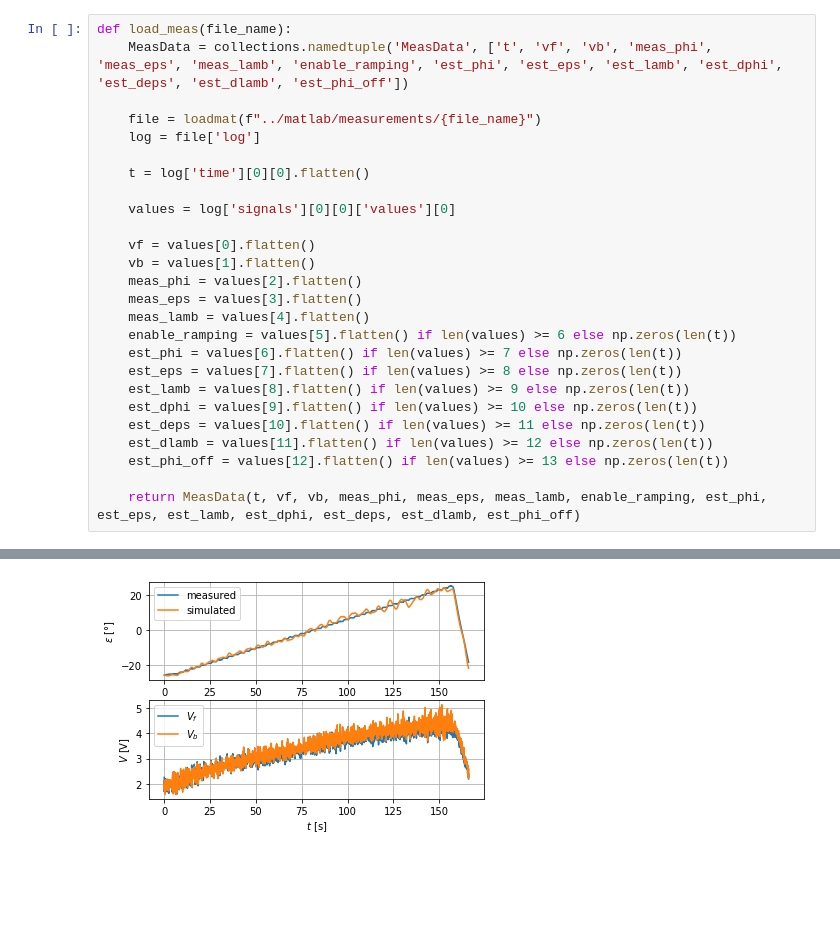
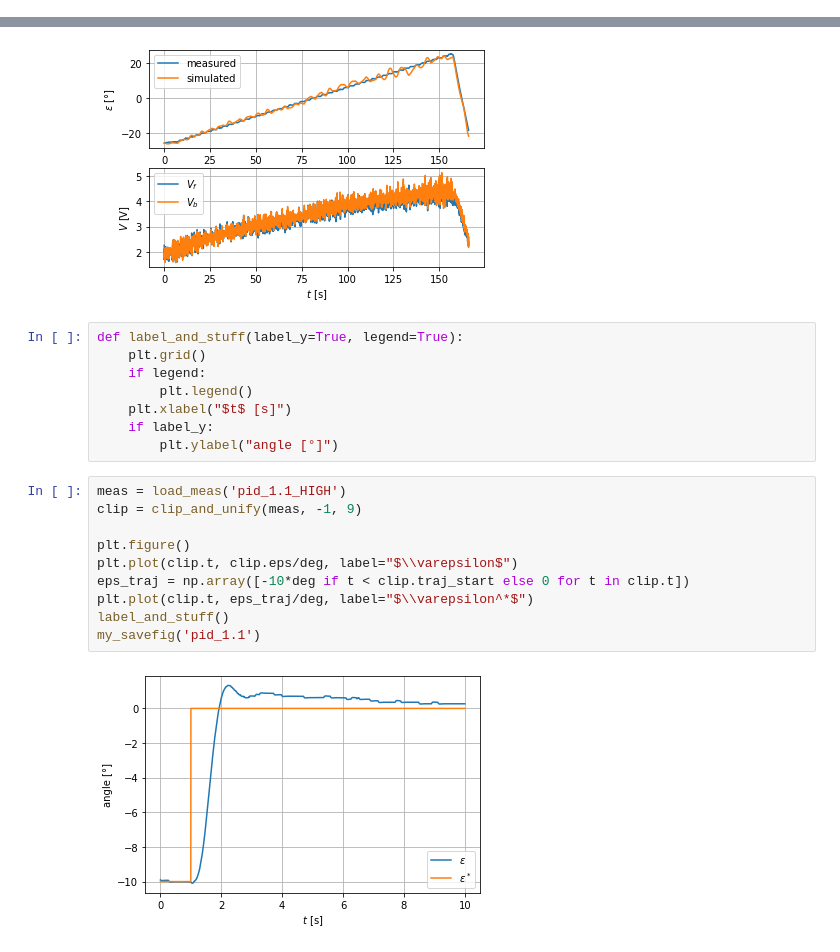
Before and after one commit to Rojetto/helicopter_thesis_code, a Jupyter notebook: scripts/diagrams.ipynb, the cells around one changed output, grey strips where cells are left out. Saved outputs shown, nothing was run; the diff lists cells and outputs as text; blank space fills up the shorter version.

Commit message:
Diagrams for PID setpoint

```diff
--- a/scripts/diagrams.ipynb
+++ b/scripts/diagrams.ipynb
@@ -51,32 +190,6 @@ my_savefig('force_curve')
 plt.show()
 # %% [output]
 [figure]
-# %%
-def load_meas(file_name):
-    MeasData = collections.namedtuple('MeasData', ['t', 'vf', 'vb', 'meas_phi', 'meas_eps', 'meas_lamb', 'enable_ramping', 'est_phi', 'est_eps', 'est_lamb', 'est_dphi', 'est_deps', 'est_dlamb', 'est_phi_off'])
-
-    file = loadmat(f"../matlab/measurements/{file_name}")
-    log = file['log']
-
-    t = log['time'][0][0].flatten()
-
-    values = log['signals'][0][0]['values'][0]
-
-    vf = values[0].flatten()
-    vb = values[1].flatten()
-    meas_phi = values[2].flatten()
-    meas_eps = values[3].flatten()
-    meas_lamb = values[4].flatten()
-    enable_ramping = values[5].flatten() if len(values) >= 6 else np.zeros(len(t))
-    est_phi = values[6].flatten() if len(values) >= 7 else np.zeros(len(t))
-    est_eps = values[7].flatten() if len(values) >= 8 else np.zeros(len(t))
-    est_lamb = values[8].flatten() if len(values) >= 9 else np.zeros(len(t))
-    est_dphi = values[9].flatten() if len(values) >= 10 else np.zeros(len(t))
-    est_deps = values[10].flatten() if len(values) >= 11 else np.zeros(len(t))
-    est_dlamb = values[11].flatten() if len(values) >= 12 else np.zeros(len(t))
-    est_phi_off = values[12].flatten() if len(values) >= 13 else np.zeros(len(t))
-
-    return MeasData(t, vf, vb, meas_phi, meas_eps, meas_lamb, enable_ramping, est_phi, est_eps, est_lamb, est_dphi, est_deps, est_dlamb, est_phi_off)
 # %%
 test = load_meas('../parameter_estimation/exp4_lamb_feedback_sine_a20_f0_1.mat')
 
@@ -170,3 +263,23 @@ my_savefig('est_p_eps_2_p_eps_3_NICE')
 [figure]
 [figure]
 [figure]
+# %%
+def label_and_stuff(label_y=True, legend=True):
+    plt.grid()
+    if legend:
+        plt.legend()
+    plt.xlabel("$t$ [s]")
+    if label_y:
+        plt.ylabel("angle [°]")
+# %%
+meas = load_meas('pid_1.1_HIGH')
+clip = clip_and_unify(meas, -1, 9)
+
+plt.figure()
+plt.plot(clip.t, clip.eps/deg, label="$\\varepsilon$")
+eps_traj = np.array([-10*deg if t < clip.traj_start else 0 for t in clip.t])
+plt.plot(clip.t, eps_traj/deg, label="$\\varepsilon^*$")
+label_and_stuff()
+my_savefig('pid_1.1')
+# %% [output]
+[figure, added]
```
Also changed, not shown: parts of 9 cells of this notebook, 2 other files.
